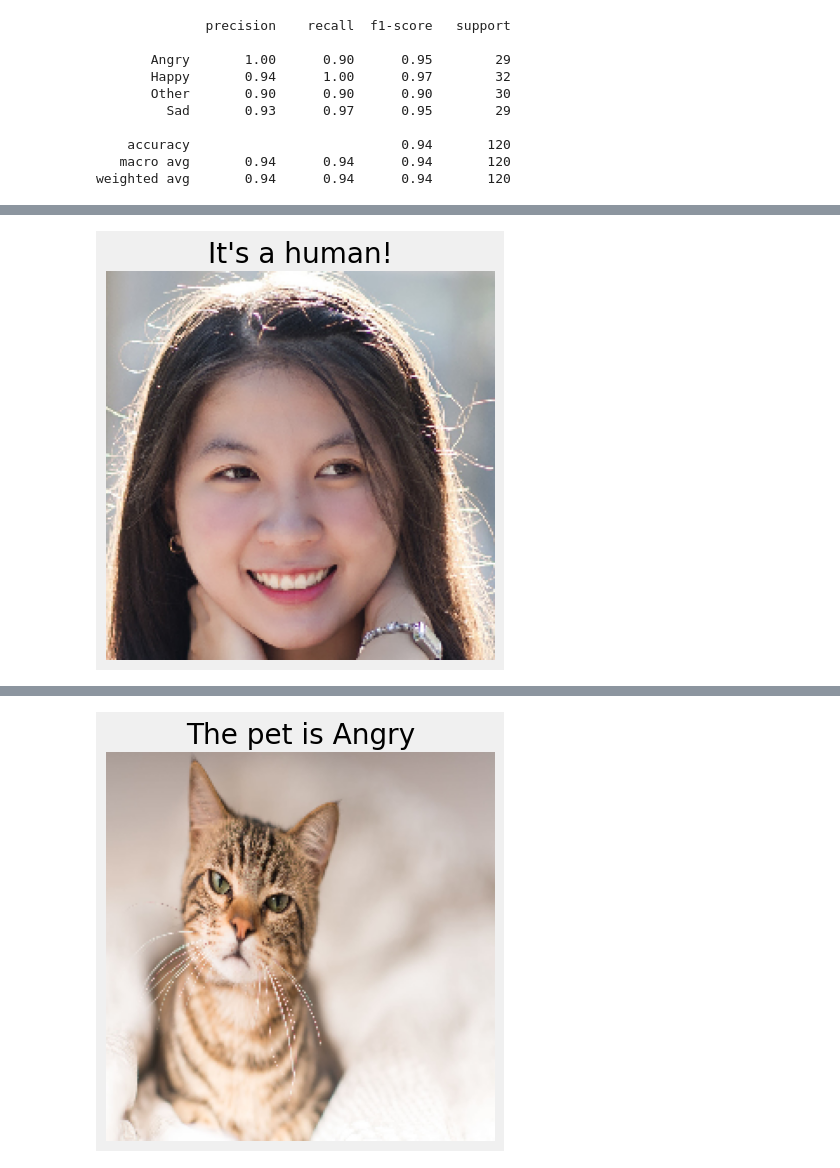
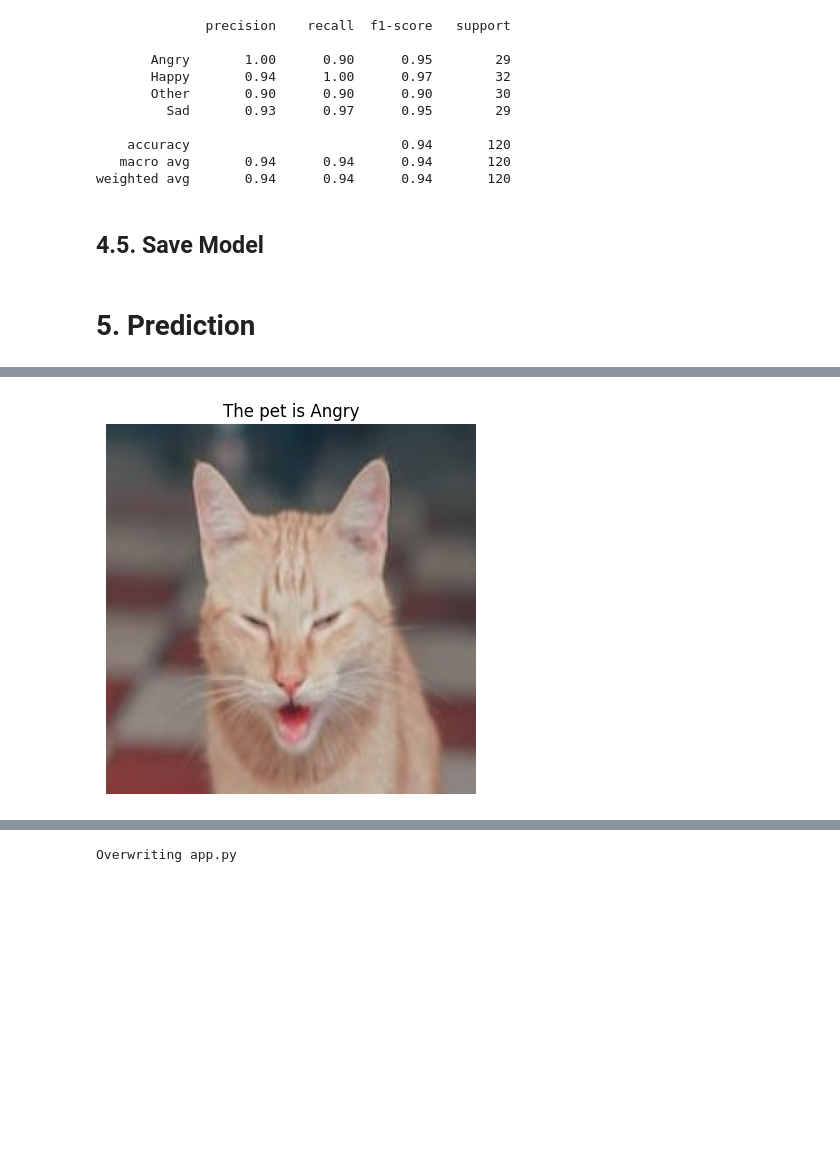
Before and after one commit to jngelena/computer_vision, a Jupyter notebook: final.ipynb, the cells around one changed output, grey strips where cells are left out. Cells and saved outputs as stored; diff of their text form; code cells hidden in the pictures; blank space fills up the shorter version.

```diff
--- a/final.ipynb
+++ b/final.ipynb
@@ -582,8 +682,12 @@ print(classification_report(test_gen_emo.classes, y_pred_emo, target_names= clas
     accuracy                           0.94       120
    macro avg       0.94      0.94      0.94       120
 weighted avg       0.94      0.94      0.94       120
+# %% [markdown]
+## **4.5.** Save Model
 # %%
 model_emo.save('Animal_emotion_model.h5')
+# %% [markdown]
+# **5.** Prediction
 # %%
 def predict_pet_or_human(image_path, pet_model, emotion_model):
     # Load the image and preprocess it
@@ -619,10 +723,7 @@ animal_human_model = load_model('Animal_Human_model.h5')
 pets_emotion_model = load_model('Animal_emotion_model.h5')
 
 # Replace 'path_to_test_image' with the path to the image you want to test
-image_path_to_test = 'human1.jpg'
+image_path_to_test = 'temp_image.jpg'
 predict_pet_or_human(image_path_to_test, animal_human_model, pets_emotion_model)
-
-image_path_to_test2 = 'animal.png'
-predict_pet_or_human(image_path_to_test2, animal_human_model, pets_emotion_model)
 # %% [output]
 1/1 [==============================] - 1s 1s/step
@@ -629 +731 @@ predict_pet_or_human(image_path_to_test2, animal_human_model, pets_emotion_model
-[figure, old version]
+[figure, new version]
@@ -632 +732,54 @@ predict_pet_or_human(image_path_to_test2, animal_human_model, pets_emotion_model
-[figure, removed]
+# %%
+%%writefile app.py
+
+import streamlit as st
+from tensorflow.keras.preprocessing import image
+from tensorflow.keras.applications.mobilenet_v2 import preprocess_input, decode_predictions
+import numpy as np
+import matplotlib.pyplot as plt
+from tensorflow.keras.models import load_model
+
+def predict_pet_or_human(image_path, pet_model, emotion_model):
+    # Load the image and preprocess it
+    img = image.load_img(image_path, target_size=(224, 224))
+    img_array = image.img_to_array(img)
+    img_array = np.expand_dims(img_array, axis=0)
+    img_array = preprocess_input(img_array)
+
+    # Use Animal_Human_model to predict whether it's a pet or human
+    pet_prediction = pet_model.predict(img_array)
+
+    type_class_index = np.argmax(pet_prediction)
+    class_labels_type = ['Human', 'Animal']
+    type_label = class_labels_type[type_class_index]
+
+    #is_pet = pet_prediction[0][0] > 0.5  # Adjust the threshold as needed
+
+    if type_label == 'Animal':
+        # If it's a pet, use Pets_Facial_Expression_model to predict emotion
+        emotion_prediction = emotion_model.predict(img_array)
+        emotion_class_index = np.argmax(emotion_prediction)
+        class_labels = ['Angry', 'Other', 'Sad', 'Happy']
+        emotion_label = class_labels[emotion_class_index]
+
+        st.image(img, caption=f"The pet is {emotion_label}", use_column_width=True)
+    else:
+        # If it's a human, you can add your logic here
+         st.image(img, caption="It's a human!", use_column_width=True)
+
+# Load Animal_Human_model and Pets_Facial_Expression_model
+animal_human_model = load_model('Animal_Human_model.h5')
+pets_emotion_model = load_model('Animal_emotion_model.h5')
+
+# Streamlit UI
+st.title("Pet or Human Predictor")
+
+uploaded_file = st.file_uploader("Choose an image...", type=["jpg", "png", "jpeg"])
+if uploaded_file is not None:
+    image_path_to_test = 'temp_image.jpg'
+    with open(image_path_to_test, 'wb') as f:
+        f.write(uploaded_file.getvalue())
+
+    predict_pet_or_human(image_path_to_test, animal_human_model, pets_emotion_model)
+# %% [output]
+Overwriting app.py
```
Also changed, not shown: parts of 25 cells of this notebook.
